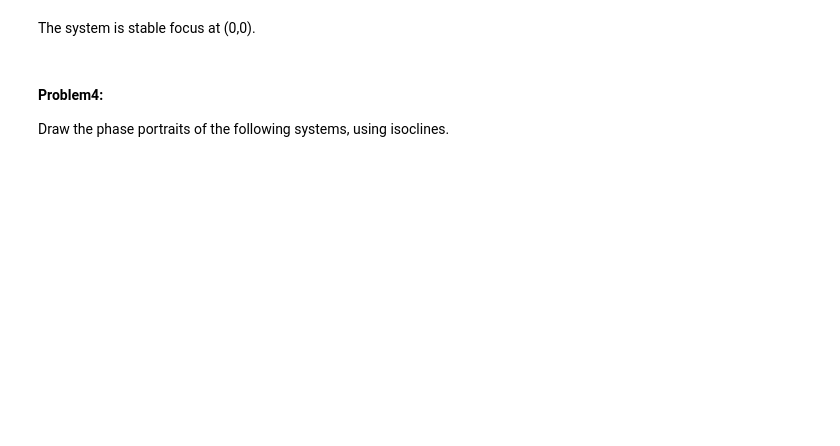
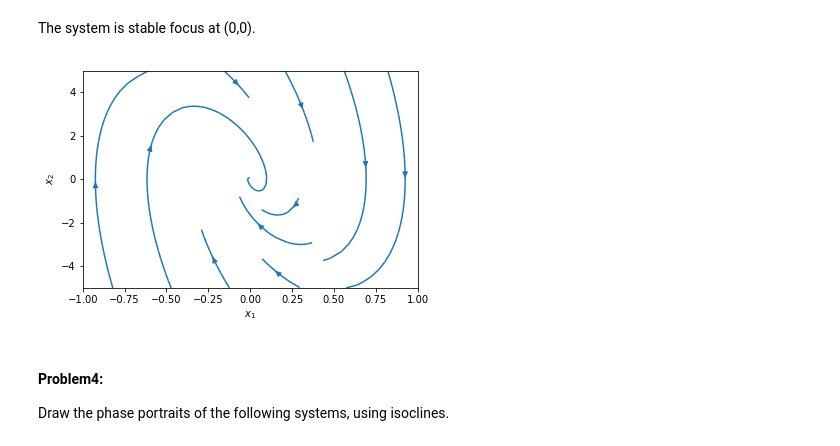
Before and after one commit to BoomAmplifier/NLS-HW, a Jupyter notebook: HW2.ipynb, the cells around one changed output. Drawn from its saved outputs; the diff is of its cells as text; code cells hidden in the pictures; blank space fills up the shorter version.

```diff
--- a/HW2.ipynb
+++ b/HW2.ipynb
@@ -280,5 +284,18 @@ plb.show()
 # %% [markdown]
 The system is stable focus at (0,0).
+# %%
+x1values, x2values = plb.meshgrid(np.linspace(-5, 5, 100), \
+                                  np.linspace(-5, 5, 100))
+x1dot = x2values
+x2dot = -10*x2values-100*x1values
+plb.streamplot(x1values, x2values, x1dot, x2dot)
+plb.xlabel('$x_1$')
+plb.ylabel('$x_2$')
+plb.ylim(-5,5)
+plb.xlim(-1,1)
+plb.show()
+# %% [output]
+[figure, added]
 # %% [markdown]
 #### Problem4:
 Draw the phase portraits of the following systems, using isoclines.
```
Also changed, not shown: parts of 20 cells of this notebook, 1 other file.
